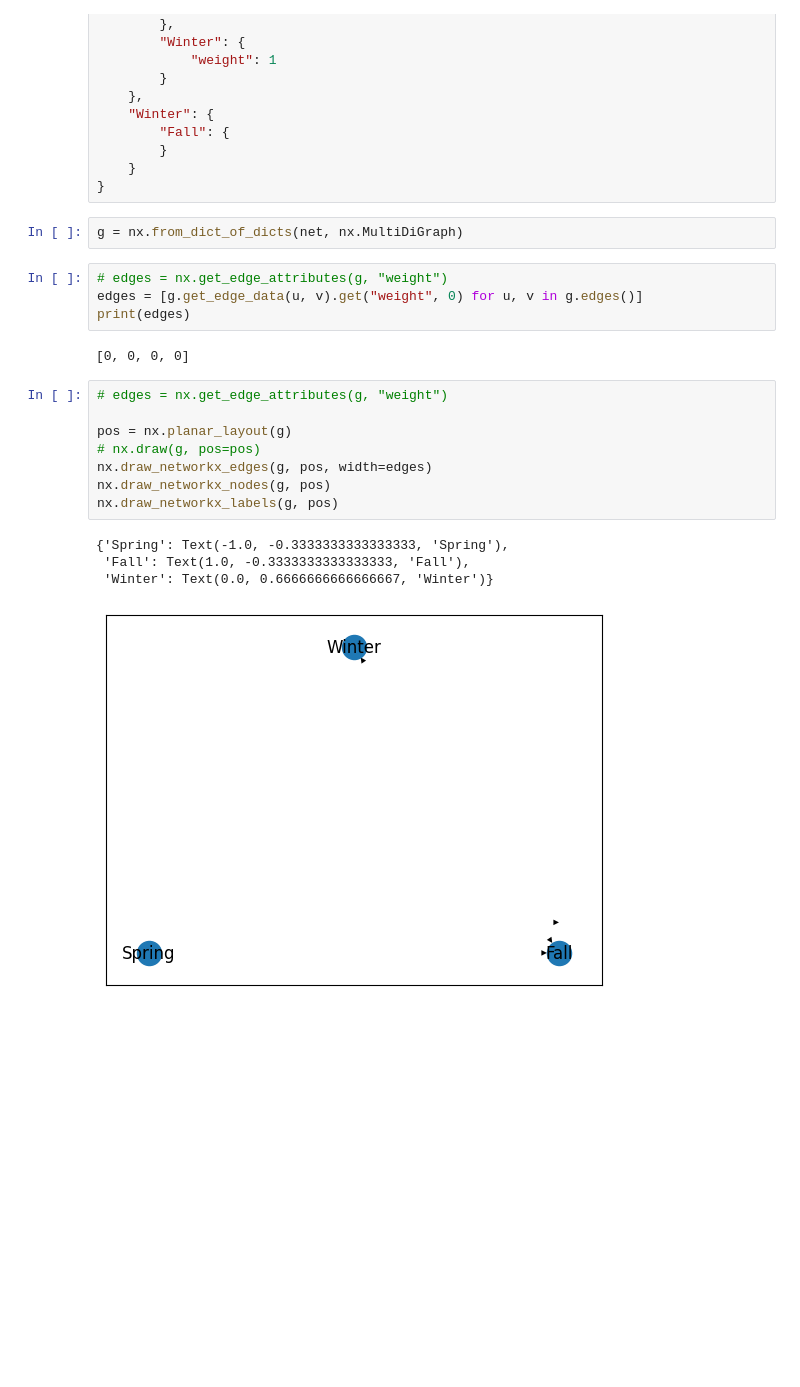
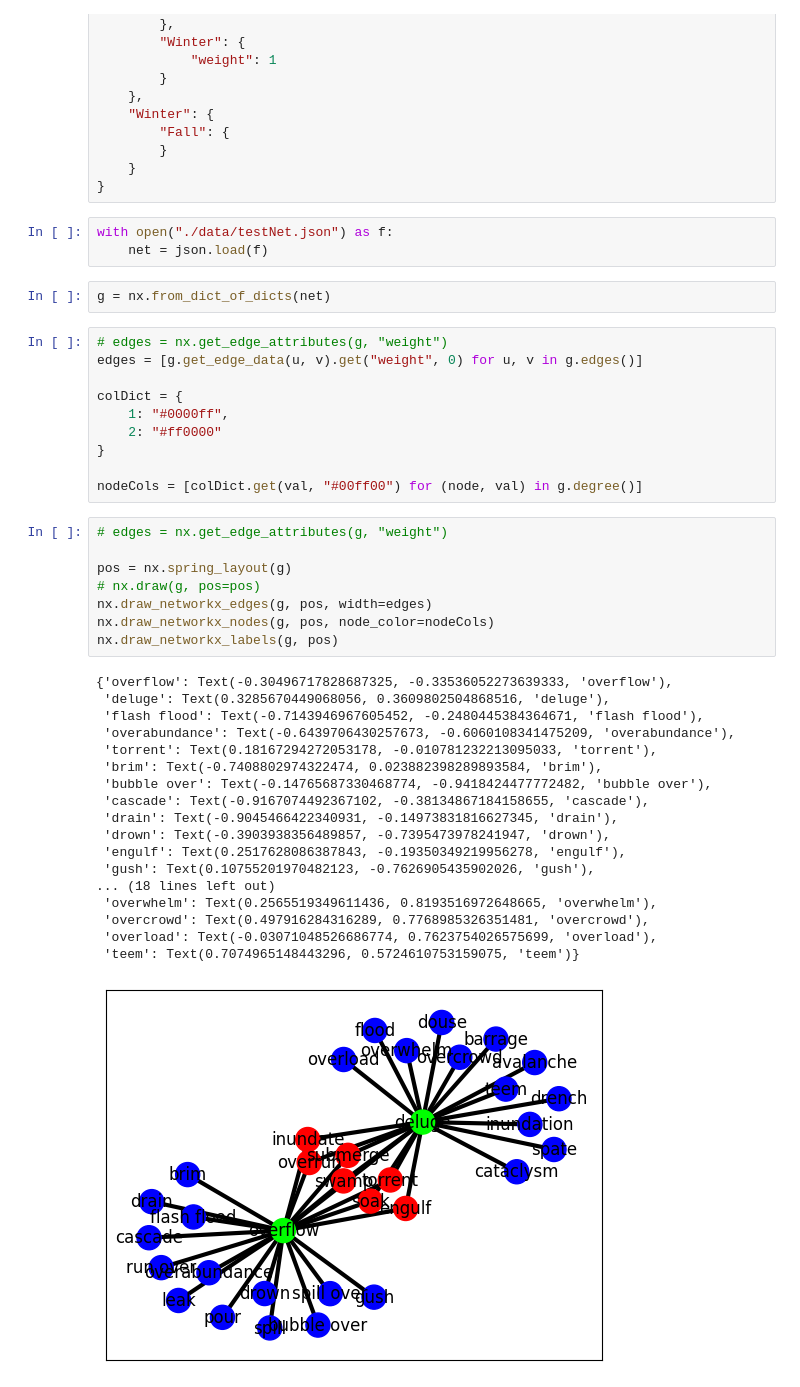
Before and after one commit to Dragonfire3900/metaphorNetwork, a Jupyter notebook: playground.ipynb, the cells around one changed output. Drawn from its saved outputs; the diff is of its cells as text; blank space fills up the shorter version.

Commit message:
Started interacting with the networkx and thesa api

```diff
--- a/playground.ipynb
+++ b/playground.ipynb
@@ -20,24 +21,45 @@ net = {
         }
     }
 }
+# %%
+with open("./data/testNet.json") as f:
+    net = json.load(f)
 # %%
-g = nx.from_dict_of_dicts(net, nx.MultiDiGraph)
+g = nx.from_dict_of_dicts(net)
 # %%
 # edges = nx.get_edge_attributes(g, "weight")
 edges = [g.get_edge_data(u, v).get("weight", 0) for u, v in g.edges()]
-print(edges)
+
+colDict = {
+    1: "#0000ff",
+    2: "#ff0000"
+}
+
+nodeCols = [colDict.get(val, "#00ff00") for (node, val) in g.degree()]
-# %% [output]
-[0, 0, 0, 0]
 # %%
 # edges = nx.get_edge_attributes(g, "weight")
 
-pos = nx.planar_layout(g)
+pos = nx.spring_layout(g)
 # nx.draw(g, pos=pos)
 nx.draw_networkx_edges(g, pos, width=edges)
-nx.draw_networkx_nodes(g, pos)
+nx.draw_networkx_nodes(g, pos, node_color=nodeCols)
 nx.draw_networkx_labels(g, pos)
 # %% [output]
-{'Spring': Text(-1.0, -0.3333333333333333, 'Spring'),
- 'Fall': Text(1.0, -0.3333333333333333, 'Fall'),
- 'Winter': Text(0.0, 0.6666666666666667, 'Winter')}
+{'overflow': Text(-0.30496717828687325, -0.33536052273639333, 'overflow'),
+ 'deluge': Text(0.3285670449068056, 0.3609802504868516, 'deluge'),
+ 'flash flood': Text(-0.7143946967605452, -0.2480445384364671, 'flash flood'),
+ 'overabundance': Text(-0.6439706430257673, -0.6060108341475209, 'overabundance'),
+ 'torrent': Text(0.18167294272053178, -0.010781232213095033, 'torrent'),
+ 'brim': Text(-0.7408802974322474, 0.023882398289893584, 'brim'),
+ 'bubble over': Text(-0.14765687330468774, -0.9418424477772482, 'bubble over'),
+ 'cascade': Text(-0.9167074492367102, -0.38134867184158655, 'cascade'),
+ 'drain': Text(-0.9045466422340931, -0.14973831816627345, 'drain'),
+ 'drown': Text(-0.3903938356489857, -0.7395473978241947, 'drown'),
+ 'engulf': Text(0.2517628086387843, -0.19350349219956278, 'engulf'),
+ 'gush': Text(0.10755201970482123, -0.7626905435902026, 'gush'),
+... (18 lines left out)
+ 'overwhelm': Text(0.2565519349611436, 0.8193516972648665, 'overwhelm'),
+ 'overcrowd': Text(0.497916284316289, 0.7768985326351481, 'overcrowd'),
+ 'overload': Text(-0.03071048526686774, 0.7623754026575699, 'overload'),
+ 'teem': Text(0.7074965148443296, 0.5724610753159075, 'teem')}
-[figure, old version]
+[figure, new version]
```
Also changed, not shown: parts of 1 cell of this notebook, 1 other file.
